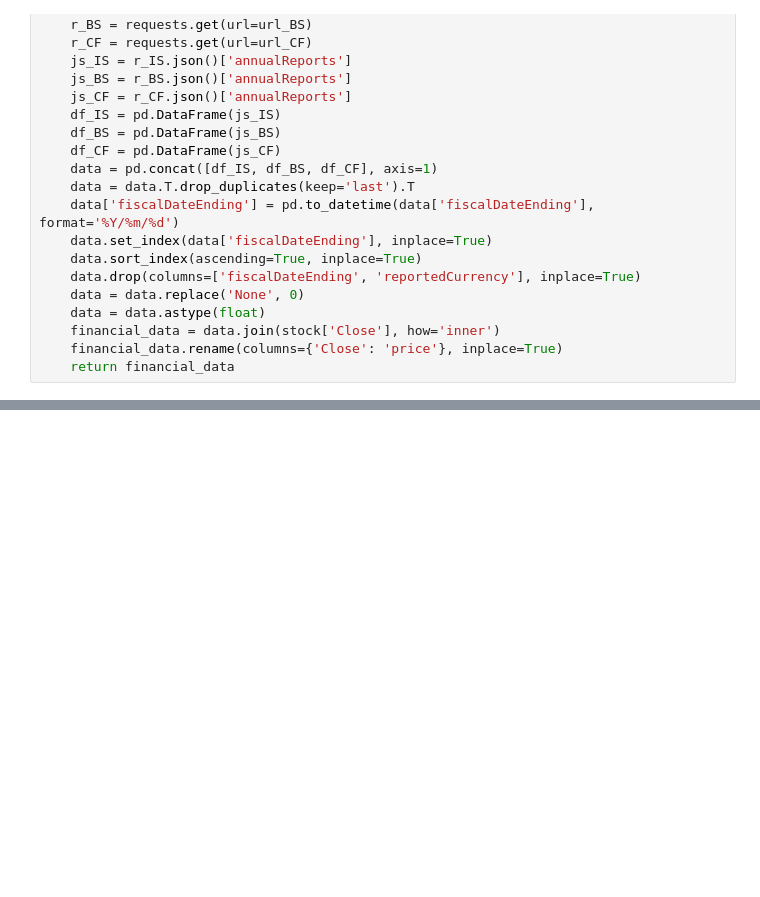
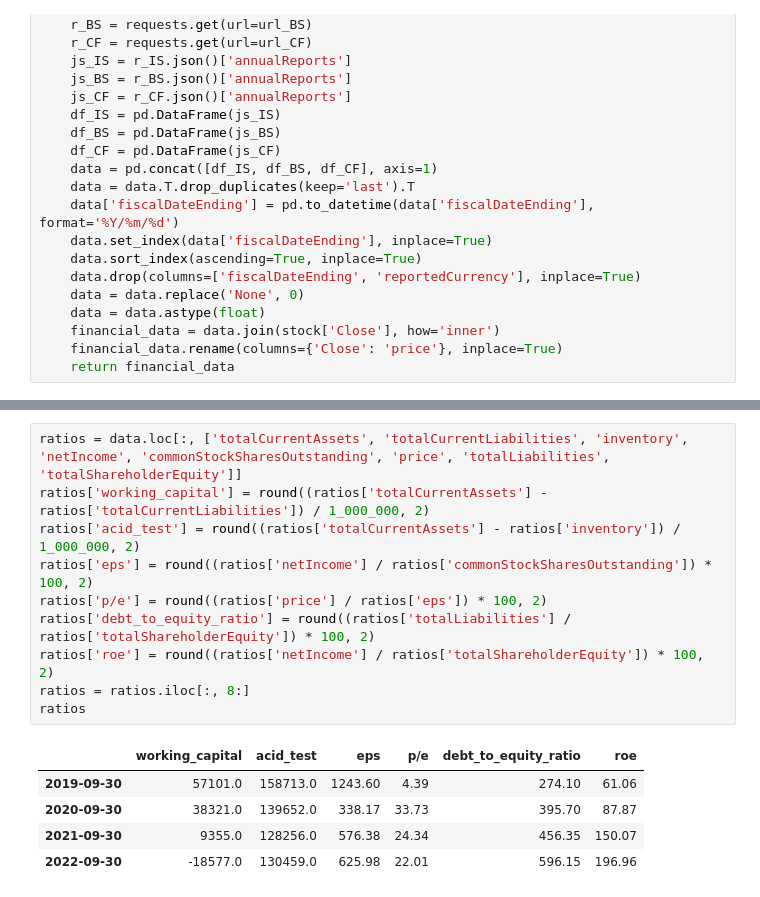
Before and after one commit to Gianmarco20/Finanzas-Quant, a Jupyter notebook: financial_statements.ipynb, the cells around one changed output, grey strips where cells are left out. Drawn from its saved outputs; the diff is of its cells as text; blank space fills up the shorter version.

```diff
--- a/financial_statements.ipynb
+++ b/financial_statements.ipynb
@@ -56,0 +47,16 @@ ratios
+# %%
+ratios = data.loc[:, ['totalCurrentAssets', 'totalCurrentLiabilities', 'inventory', 'netIncome', 'commonStockSharesOutstanding', 'price', 'totalLiabilities', 'totalShareholderEquity']]
+ratios['working_capital'] = round((ratios['totalCurrentAssets'] - ratios['totalCurrentLiabilities']) / 1_000_000, 2)
+ratios['acid_test'] = round((ratios['totalCurrentAssets'] - ratios['inventory']) / 1_000_000, 2)
+ratios['eps'] = round((ratios['netIncome'] / ratios['commonStockSharesOutstanding']) * 100, 2)
+ratios['p/e'] = round((ratios['price'] / ratios['eps']) * 100, 2)
+ratios['debt_to_equity_ratio'] = round((ratios['totalLiabilities'] / ratios['totalShareholderEquity']) * 100, 2)
+ratios['roe'] = round((ratios['netIncome'] / ratios['totalShareholderEquity']) * 100, 2)
+ratios = ratios.iloc[:, 8:]
+ratios
+# %% [output]
+|  | working_capital | acid_test | eps | p/e | debt_to_equity_ratio | roe |
+| 2019-09-30 | 57101.0 | 158713.0 | 1243.60 | 4.39 | 274.10 | 61.06 |
+| 2020-09-30 | 38321.0 | 139652.0 | 338.17 | 33.73 | 395.70 | 87.87 |
+| 2021-09-30 | 9355.0 | 128256.0 | 576.38 | 24.34 | 456.35 | 150.07 |
+| 2022-09-30 | -18577.0 | 130459.0 | 625.98 | 22.01 | 596.15 | 196.96 |
```
Also changed, not shown: parts of 3 cells of this notebook.
